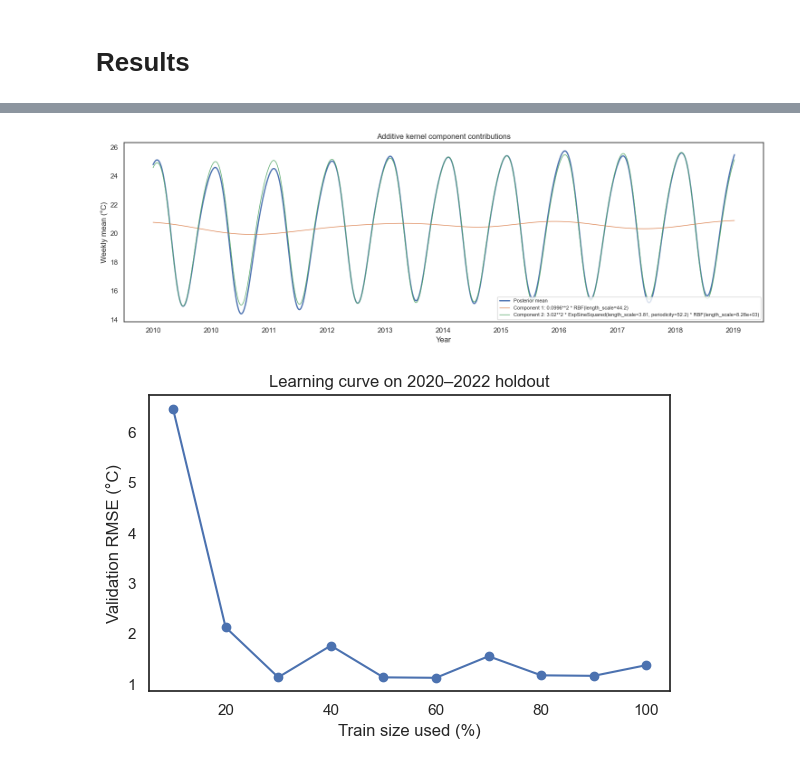
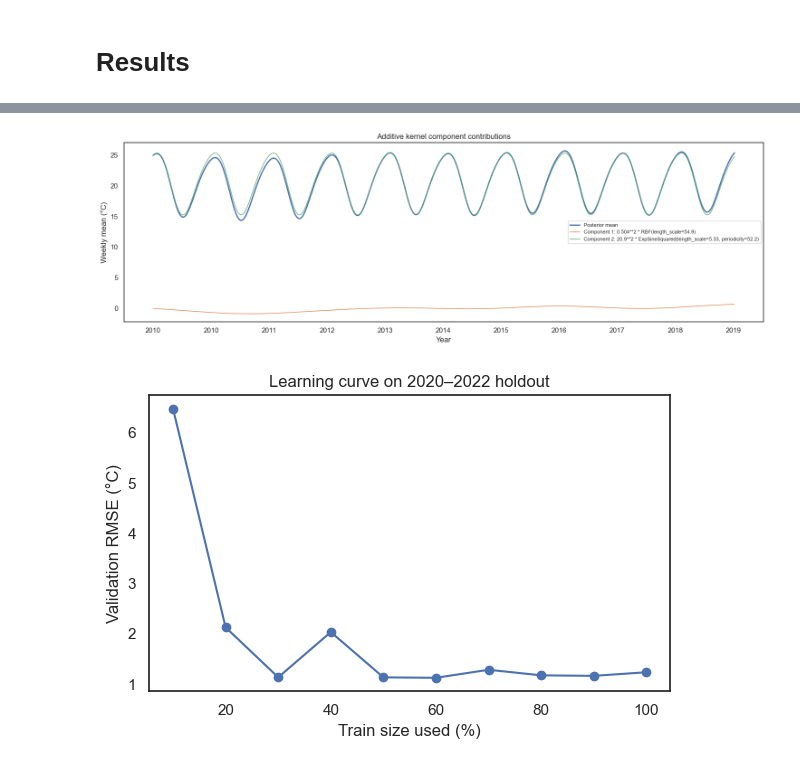
Before and after one commit to EthanGTJones/STAT3008-Group-Project, a Jupyter notebook: weather_data.ipynb, the cells around one changed output, grey strips where cells are left out. Saved outputs shown, nothing was run; the diff lists cells and outputs as text; code cells hidden in the pictures.

```diff
--- a/weather_data.ipynb
+++ b/weather_data.ipynb
@@ -139,18 +137,18 @@ y_train = y_full[train_mask]
 # %%
-kernel_lin = ConstantKernel(1.0) * RBF(length_scale=52)
+kernel_lin = ConstantKernel(1.0) * RBF(length_scale=52*10)
 kernel_per = ConstantKernel(1.0) * ExpSineSquared(
     length_scale=6,
     periodicity=52,
     periodicity_bounds=(50, 54)
-) * RBF(4)
+)
 
 kernel_noi = WhiteKernel(noise_level=0.5, noise_level_bounds=(1e-5, 1e2))
 kernel = kernel_lin + kernel_per + kernel_noi
 # %%
 gp = GaussianProcessRegressor(
     kernel=kernel,
-    n_restarts_optimizer=10,
-    normalize_y=True,
+    n_restarts_optimizer=3,
+    normalize_y=False,
     random_state=RANDOM_SEED
 )
 gp.fit(X_train, y_train)
@@ -419,41 +417,69 @@ plt.xlabel("Year"); plt.ylabel("Weekly mean (°C)")
 plt.title("Additive kernel component contributions")
 plt.legend(ncol=1, fontsize=8); plt.tight_layout(); plt.show()
 # %% [output]
-[figure, old version]
+[figure, new version]
 # %%
+# --- 1) Ensure weekly_unique -> X_full, y_full exist and are aligned ---
+# If you already have weekly_unique, X_full, y_full from above, you can skip this block.
+weekly_unique = (
+    data[['week_start', 'temp_weekly']]
+    .drop_duplicates(subset='week_start')
+    .dropna(subset=['temp_weekly'])
+    .sort_values('week_start')
+)
+t0 = weekly_unique['week_start'].min()
+weekly_unique['t_week'] = (weekly_unique['week_start'] - t0).dt.days / 7.0
+
+X_full = weekly_unique[['t_week']].to_numpy()
+y_full = weekly_unique['temp_weekly'].to_numpy()
+
+# --- 2) Define train/holdout split consistently ---
+train_mask = weekly_unique['week_start'].dt.year <= 2019
+hold_mask  = weekly_unique['week_start'].dt.year >= 2020
+
+X_train = X_full[train_mask]
+y_train = y_full[train_mask]
+X_hold  = X_full[hold_mask]
+y_hold  = y_full[hold_mask]
+
+# Basic sanity checks
+assert X_train.ndim == 2 and X_hold.ndim == 2
+assert len(X_train) == len(y_train) and len(X_hold) == len(y_hold)
+if len(X_hold) == 0:
+    raise ValueError("Holdout set is empty. Check date filtering.")
+
+# --- 3) Learning curve on holdout ---
 from sklearn.base import clone
 
-# Fixed validation set (holdout defined above)
 X_val, y_val = X_hold, y_hold
 
-# Progressive train sizes
 order_tr = np.argsort(X_train.ravel())
 Xtr_sorted = X_train[order_tr]
 ytr_sorted = y_train[order_tr]
 
 sizes = np.linspace(0.1, 1.0, 10)  # 10%..100%
 rmse_vals = []
 
 for f in sizes:
     n = max(20, int(f * len(Xtr_sorted)))
     Xsub = Xtr_sorted[:n]
     ysub = ytr_sorted[:n]
-    # Refit a fresh GP with the same kernel structure
+
     gp_sub = GaussianProcessRegressor(
-        kernel=clone(gp.kernel_),
-        n_restarts_optimizer=3,
+        kernel=clone(gp.kernel_),   # same optimised kernel structure and params
+        n_restarts_optimizer=0,     # speed; set >0 if you want to re-optimise
         normalize_y=True,
         random_state=RANDOM_SEED
     )
     gp_sub.fit(Xsub, ysub)
     yv, sv = gp_sub.predict(X_val, return_std=True)
-    rmse_vals.append(np.sqrt(np.mean((y_val - yv)**2)))
+    rmse_vals.append(float(np.sqrt(np.mean((y_val - yv)**2))))
 
 plt.figure(figsize=(6,4))
 plt.plot((sizes*100).astype(int), rmse_vals, marker='o')
 plt.xlabel("Train size used (%)")
 plt.ylabel("Validation RMSE (°C)")
 plt.title("Learning curve on 2020–2022 holdout")
 plt.tight_layout(); plt.show()
 # %% [output]
-[figure, old version]
+[figure, new version]
```
Also changed, not shown: parts of 5 cells of this notebook.
